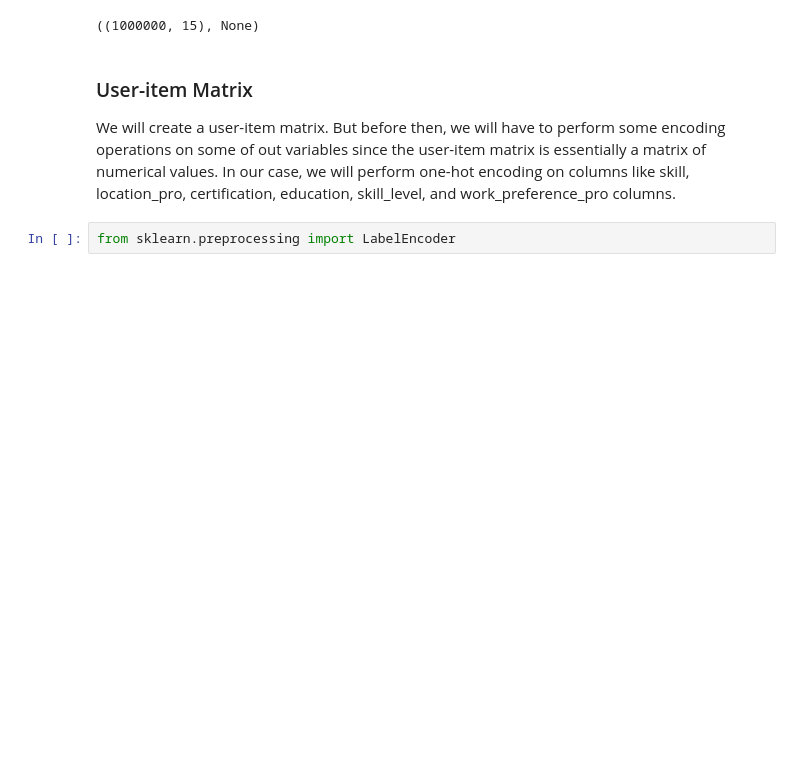
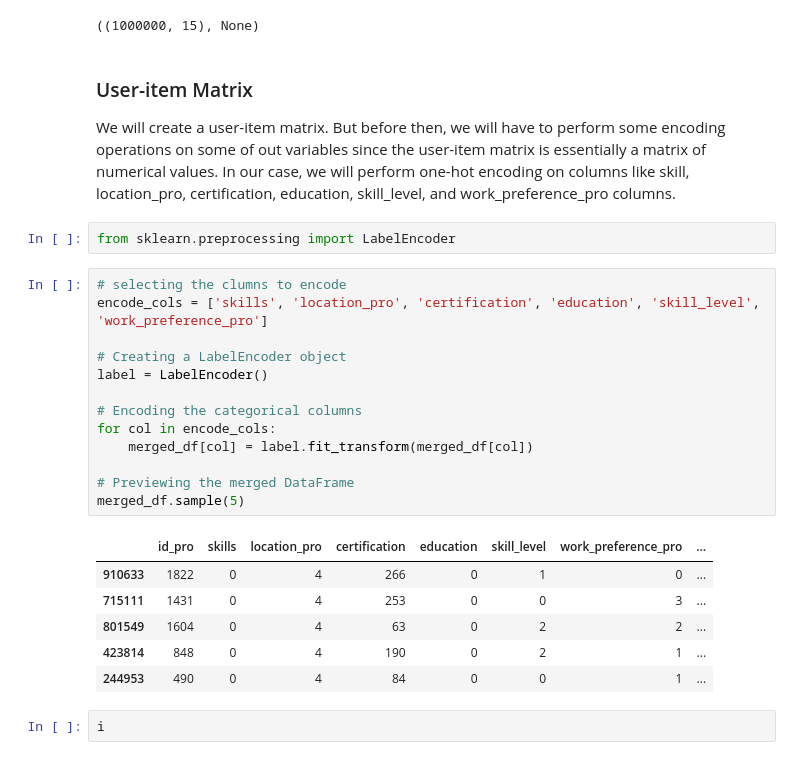
Before and after one commit to arnold1108/data-science, a Jupyter notebook: recommender_systems_cosine_similarity/healthcare.ipynb, the cells around one changed output. Saved outputs shown, nothing was run; the diff lists cells and outputs as text; blank space fills up the shorter version.

Commit message:
Performed label eocnding on some variables

```diff
--- a/recommender_systems_cosine_similarity/healthcare.ipynb
+++ b/recommender_systems_cosine_similarity/healthcare.ipynb
@@ -229,3 +229,25 @@ We will create a user-item matrix. But before then, we will have to perform some
 In our case, we will perform one-hot encoding on columns like skill, location_pro, certification, education, skill_level, and work_preference_pro columns.
 # %%
 from sklearn.preprocessing import LabelEncoder
+# %%
+# selecting the clumns to encode
+encode_cols = ['skills', 'location_pro', 'certification', 'education', 'skill_level', 'work_preference_pro']
+
+# Creating a LabelEncoder object
+label = LabelEncoder()
+
+# Encoding the categorical columns
+for col in encode_cols:
+    merged_df[col] = label.fit_transform(merged_df[col])
+
+# Previewing the merged DataFrame
+merged_df.sample(5)
+# %% [output]
+|  | id_pro | skills | location_pro | certification | education | skill_level | work_preference_pro | ... |
+| 910633 | 1822 | 0 | 4 | 266 | 0 | 1 | 0 | ... |
+| 715111 | 1431 | 0 | 4 | 253 | 0 | 0 | 3 | ... |
+| 801549 | 1604 | 0 | 4 | 63 | 0 | 2 | 2 | ... |
+| 423814 | 848 | 0 | 4 | 190 | 0 | 2 | 1 | ... |
+| 244953 | 490 | 0 | 4 | 84 | 0 | 0 | 1 | ... |
+# %%
+i
```
